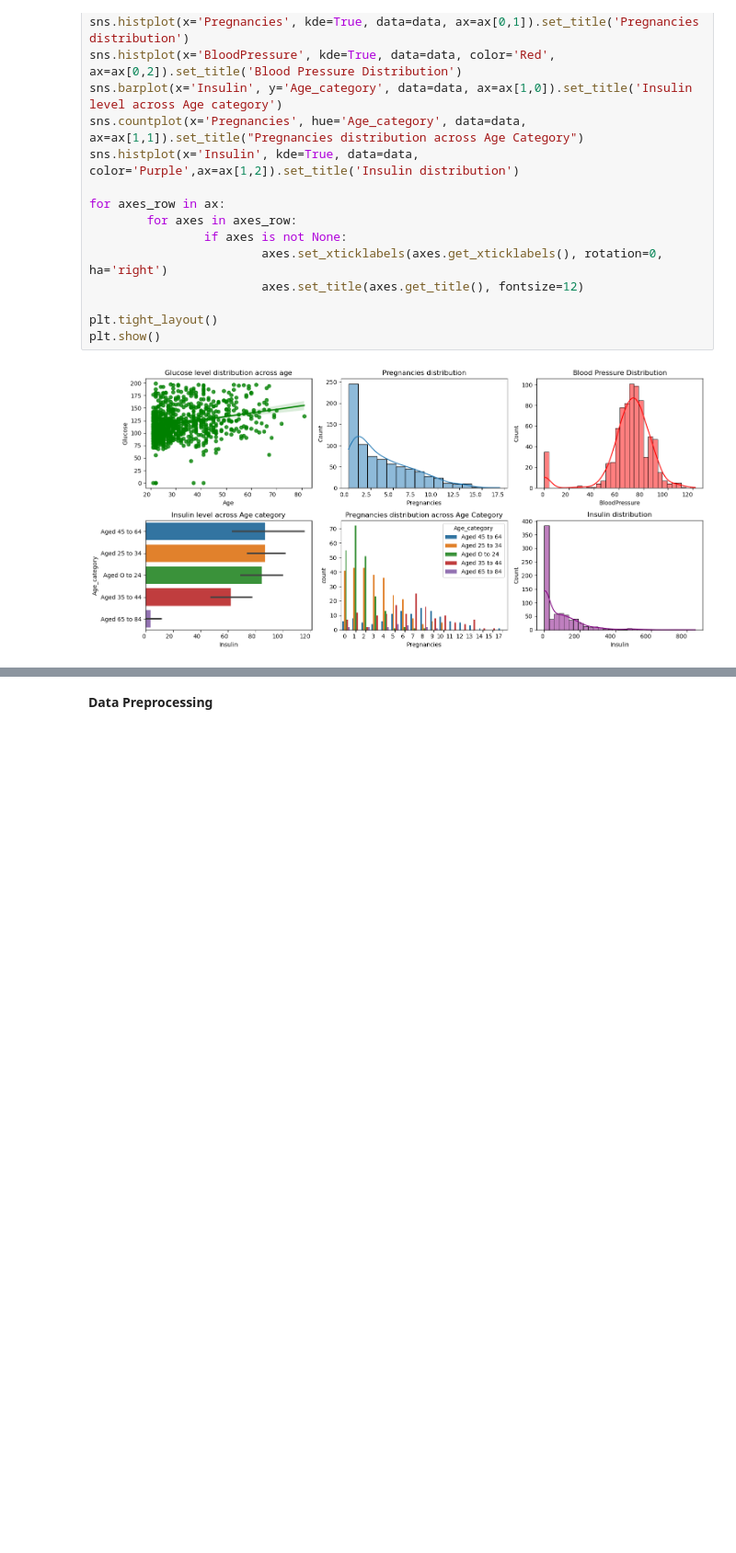
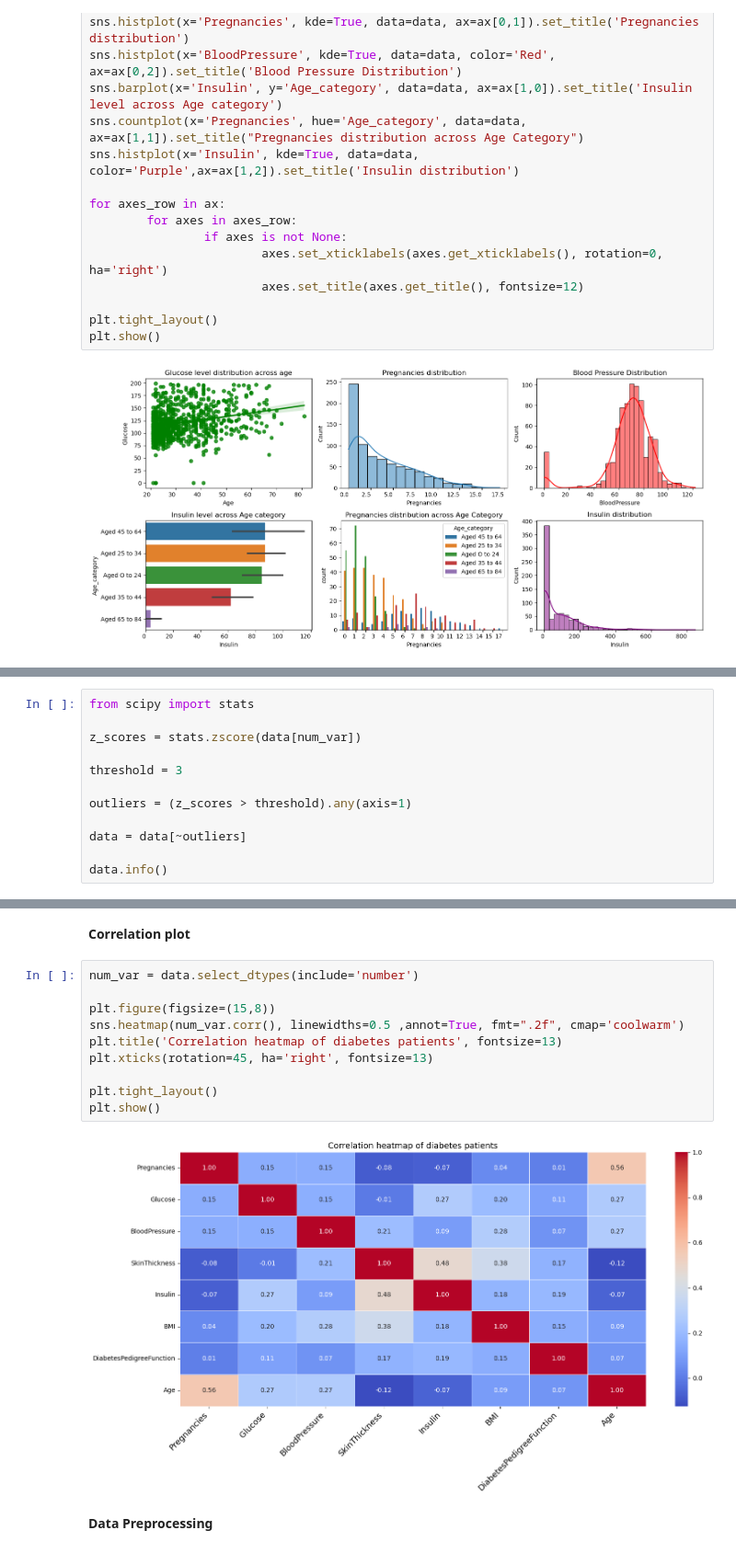
Before and after one commit to Jheykay/Diabetes-Prediction, a Jupyter notebook: Diabetes_Prediction.ipynb, the cells around one changed output, grey strips where cells are left out. Shown at 92% size. Drawn from its saved outputs; the diff is of its cells as text; blank space fills up the shorter version.

```diff
--- a/Diabetes_Prediction.ipynb
+++ b/Diabetes_Prediction.ipynb
@@ -150,0 +172,12 @@ plt.show()
+# %%
+from scipy import stats
+
+z_scores = stats.zscore(data[num_var])
+
+threshold = 3
+
+outliers = (z_scores > threshold).any(axis=1)
+
+data = data[~outliers]
+
+data.info()
@@ -151,2 +223,16 @@ plt.show()
+# %% [markdown]
+**Correlation plot**
+# %%
+num_var = data.select_dtypes(include='number')
+
+plt.figure(figsize=(15,8))
+sns.heatmap(num_var.corr(), linewidths=0.5 ,annot=True, fmt=".2f", cmap='coolwarm')
+plt.title('Correlation heatmap of diabetes patients', fontsize=13)
+plt.xticks(rotation=45, ha='right', fontsize=13)
+
+plt.tight_layout()
+plt.show()
+# %% [output]
+[figure, added]
 # %% [markdown]
 **Data Preprocessing**
```
Also changed, not shown: parts of 48 cells of this notebook, 2 other files.
